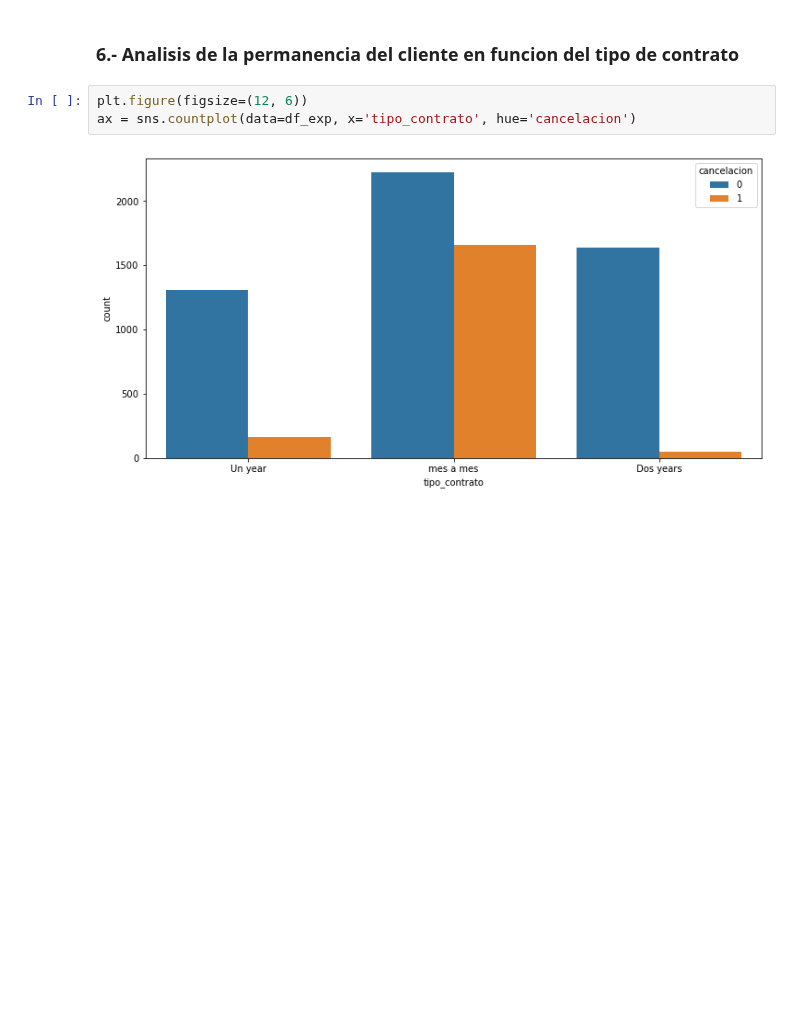
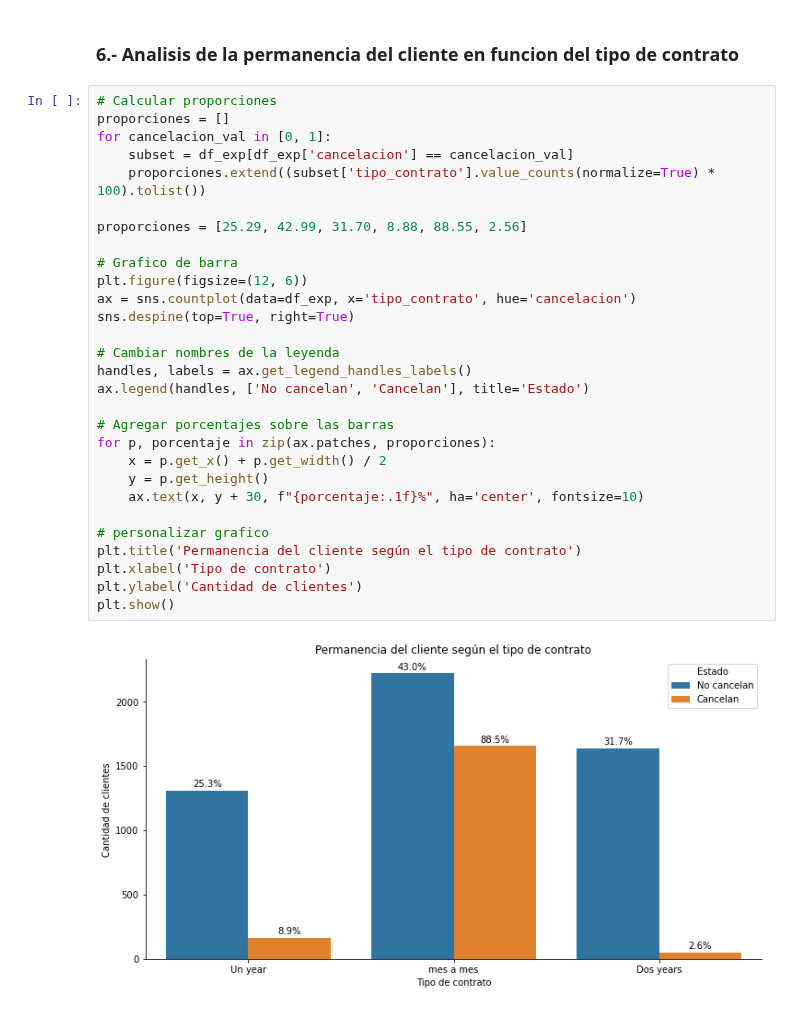
Before and after one commit to jbernalg/challenge_TelecomX, a Jupyter notebook: challenge_telecomx.ipynb, the cells around one changed output. Saved outputs shown, nothing was run; the diff lists cells and outputs as text; blank space fills up the shorter version.

Commit message:
analisis de permanencia de clientes en funcion del tipo de contrato

```diff
--- a/challenge_telecomx.ipynb
+++ b/challenge_telecomx.ipynb
@@ -923,8 +923,34 @@ plt.show()
 [figure]
 # %% [markdown]
 ### 6.- Analisis de la permanencia del cliente en funcion del tipo de contrato
-# %%
-plt.figure(figsize=(12, 6))
-ax = sns.countplot(data=df_exp, x='tipo_contrato', hue='cancelacion')
-# %% [output]
-[figure, removed]
+# %%
+# Calcular proporciones
+proporciones = []
+for cancelacion_val in [0, 1]:
+    subset = df_exp[df_exp['cancelacion'] == cancelacion_val]
+    proporciones.extend((subset['tipo_contrato'].value_counts(normalize=True) * 100).tolist())
+
+proporciones = [25.29, 42.99, 31.70, 8.88, 88.55, 2.56]
+
+# Grafico de barra
+plt.figure(figsize=(12, 6))
+ax = sns.countplot(data=df_exp, x='tipo_contrato', hue='cancelacion')
+sns.despine(top=True, right=True)
+
+# Cambiar nombres de la leyenda
+handles, labels = ax.get_legend_handles_labels()
+ax.legend(handles, ['No cancelan', 'Cancelan'], title='Estado')
+
+# Agregar porcentajes sobre las barras
+for p, porcentaje in zip(ax.patches, proporciones):
+    x = p.get_x() + p.get_width() / 2
+    y = p.get_height()
+    ax.text(x, y + 30, f"{porcentaje:.1f}%", ha='center', fontsize=10)
+
+# personalizar grafico
+plt.title('Permanencia del cliente según el tipo de contrato')
+plt.xlabel('Tipo de contrato')
+plt.ylabel('Cantidad de clientes')
+plt.show()
+# %% [output]
+[figure, added]
```
